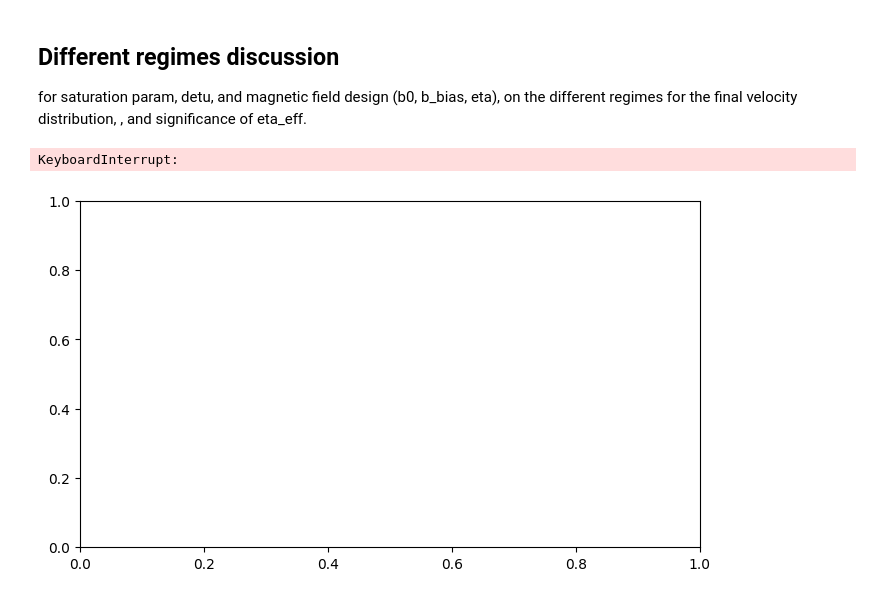
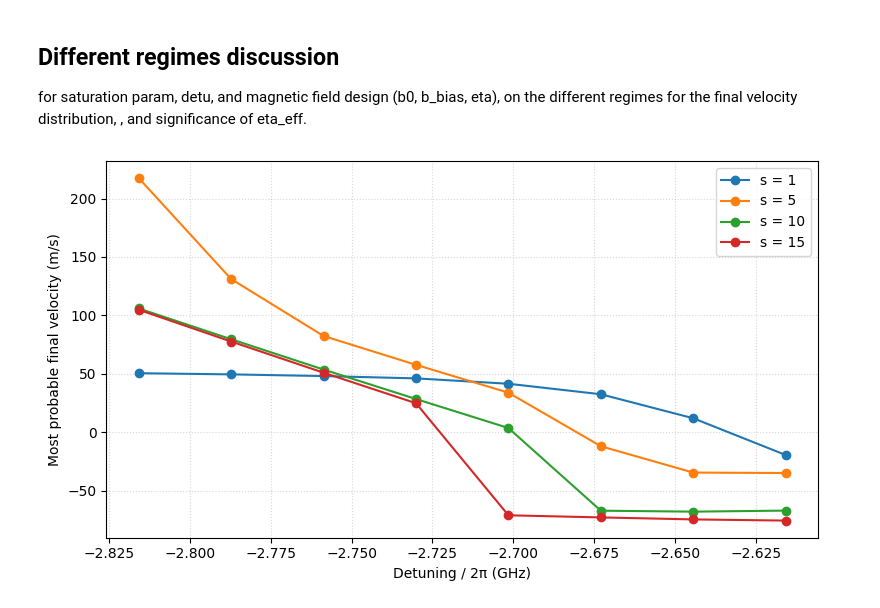
Before and after one commit to Eric-Vidal-hub/PhD_simulations, a Jupyter notebook: ZS_interactive_EVM.ipynb, the cells around one changed output. Saved outputs shown, nothing was run; the diff lists cells and outputs as text; code cells hidden in the pictures.

```diff
--- a/ZS_interactive_EVM.ipynb
+++ b/ZS_interactive_EVM.ipynb
@@ -26,6 +26,7 @@ We also define some useful constants and import necessary libraries.
 import math
 import wave
 import numpy as np
+from scipy import integrate
 import matplotlib.pyplot as plt
 from matplotlib.colors import ListedColormap
 import ipywidgets as w
@@ -34,7 +35,7 @@ from IPython.display import display, clear_output
 # Physical constants (SI units)
 hh = 6.62607015e-34  # J*s (Planck's constant)
 hbar = hh / (2.0 * math.pi)
-mu = 9.274009994e-24  # J/T (Bohr magneton)
+mu_B = 9.274009994e-24  # J/T (Bohr magneton)
 amu = 1.66053906660e-27  # kg (atomic mass unit)
 
 # Species dropdown with mass, wavelength (m), gamma (rad/s), and saturation intensity (mW/cm^2)
@@ -755,7 +857,7 @@ detuning_values_ghz = ideal_detuning_ghz + offsets_ghz
 initial_velocities = np.linspace(max(1.0, v_final * 0.9), v_capture * 1.2, 10)
 
 def scattering_force_vector(s_value, delta_laser, B_T, velocities):
-    denom = 1.0 + s_value + (2.0 * (delta_laser + kk * velocities + g_eff_val * mu * B_T / hbar) / gamma) ** 2
+    denom = 1.0 + s_value + (2.0 * (delta_laser + kk * velocities + g_eff_val * mu_B * B_T / hbar) / gamma) ** 2
     return hbar * kk * gamma / 2.0 * (s_value / denom)
 
 def integrate_final_velocity(s_value, delta_laser, v_init):
@@ -773,32 +875,31 @@ def integrate_final_velocity(s_value, delta_laser, v_init):
         z_next = z_curr + v_curr * base_dt
         v_curr, z_curr = v_next, z_next
         if z_next >= z_max:
             break
     return v_curr
 
 fig, ax = plt.subplots(figsize=(8, 4.5))
 for s_value in sat_params:
     intensity_mw_cm2 = s_value * sat_in
     s_for_force = intensity_mw_cm2 / sat_in if sat_in else s_value
     mp_velocities = []
     for detuning_ghz in detuning_values_ghz:
         delta_laser = detuning_ghz * 1e9 * 2.0 * math.pi
         final_velocities = np.array([integrate_final_velocity(s_for_force, delta_laser, v0) for v0 in initial_velocities])
         if final_velocities.size == 0:
             mp_velocities.append(np.nan)
             continue
         hist, edges = np.histogram(final_velocities, bins=50)
         centers = 0.5 * (edges[:-1] + edges[1:])
         mp_velocity = centers[np.argmax(hist)] if np.any(hist) else np.nan
         mp_velocities.append(mp_velocity)
     ax.plot(detuning_values_ghz, mp_velocities, marker="o", label=f"s = {s_value:.0f}")
 
 ax.set_xlabel("Detuning / 2π (GHz)")
 ax.set_ylabel("Most probable final velocity (m/s)")
 ax.grid(True, ls=":", alpha=0.5)
 ax.legend(loc="best")
 plt.tight_layout()
 plt.show()
 # %% [output]
-KeyboardInterrupt:
-[figure, old version]
+[figure, new version]
```
Also changed, not shown: parts of 5 cells of this notebook.
